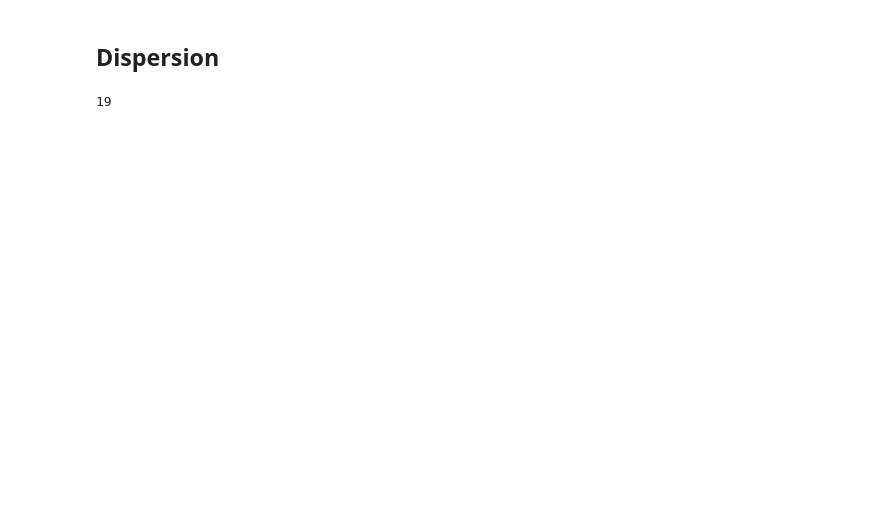
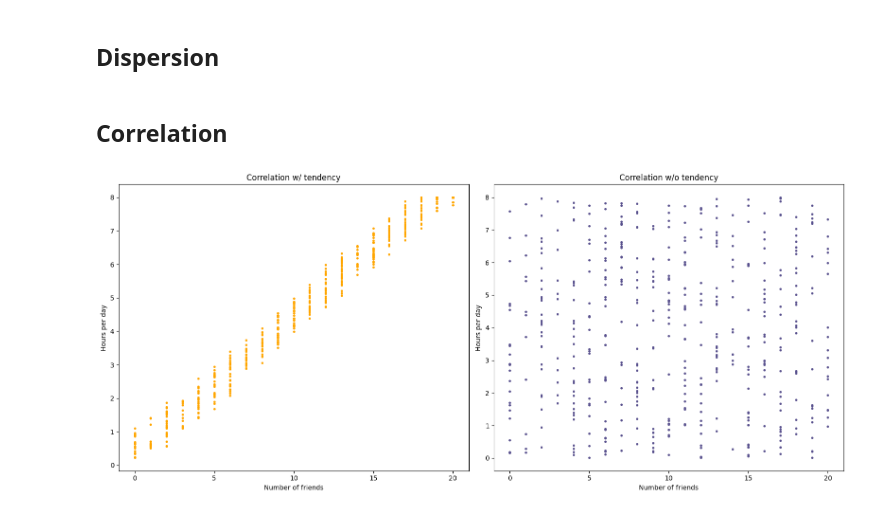
Before and after one commit to TheLastAurora/ds_scratch, a Jupyter notebook: ch_5.ipynb, the cells around one changed output. Saved outputs shown, nothing was run; the diff lists cells and outputs as text; code cells hidden in the pictures; blank space fills up the shorter version.

```diff
--- a/ch_5.ipynb
+++ b/ch_5.ipynb
@@ -146,14 +163,5 @@ def z_score(l: List[Number]) -> Number:
     std = std_dev(l)
     med = median(l)
     return list(map(lambda x: (x - med)/std, l))
-# %%
-# Calculating the quantile of the ref. dataset and plotting a Q-Q-Plot graph
-
-quantile(num_friends, 0.9)
-
-# fig, ax = plt.subplots(tight_layout=True)
-# ax.set_xlabel('lmao')
-# fig.set_size_inches((10, 6))
-# plt.show()
-# %% [output]
-19
+# %% [markdown]
+## Correlation
@@ -159,0 +184,23 @@ quantile(num_friends, 0.9)
+# %%
+# Plotting correlation graph
+
+fig, ax = plt.subplots(ncols=2, tight_layout=True)
+
+fig.set_figwidth(16)
+fig.set_figheight(7)
+ax[0].locator_params(axis='x', integer=True)
+ax[0].locator_params(axis='y', integer=True)
+ax[1].locator_params(axis='x', integer=True)
+ax[1].locator_params(axis='y', integer=True)
+
+ax[0].set_title('Correlation w/ tendency')
+ax[0].set_xlabel('Number of friends')
+ax[0].set_ylabel('Hours per day')
+ax[1].set_title('Correlation w/o tendency')
+ax[1].set_xlabel('Number of friends')
+ax[1].set_ylabel('Hours per day')
+ax[0].plot(sorted(num_friends), dh_tend, marker='o', linewidth=0, ms=2.5, color='#ffa600')
+ax[1].plot(num_friends, dh_rand, marker='o', linewidth=0, ms=2.5, color='#58508d')
+plt.show()
+# %% [output]
+[figure, added]
```
Also changed, not shown: parts of 6 cells of this notebook.
